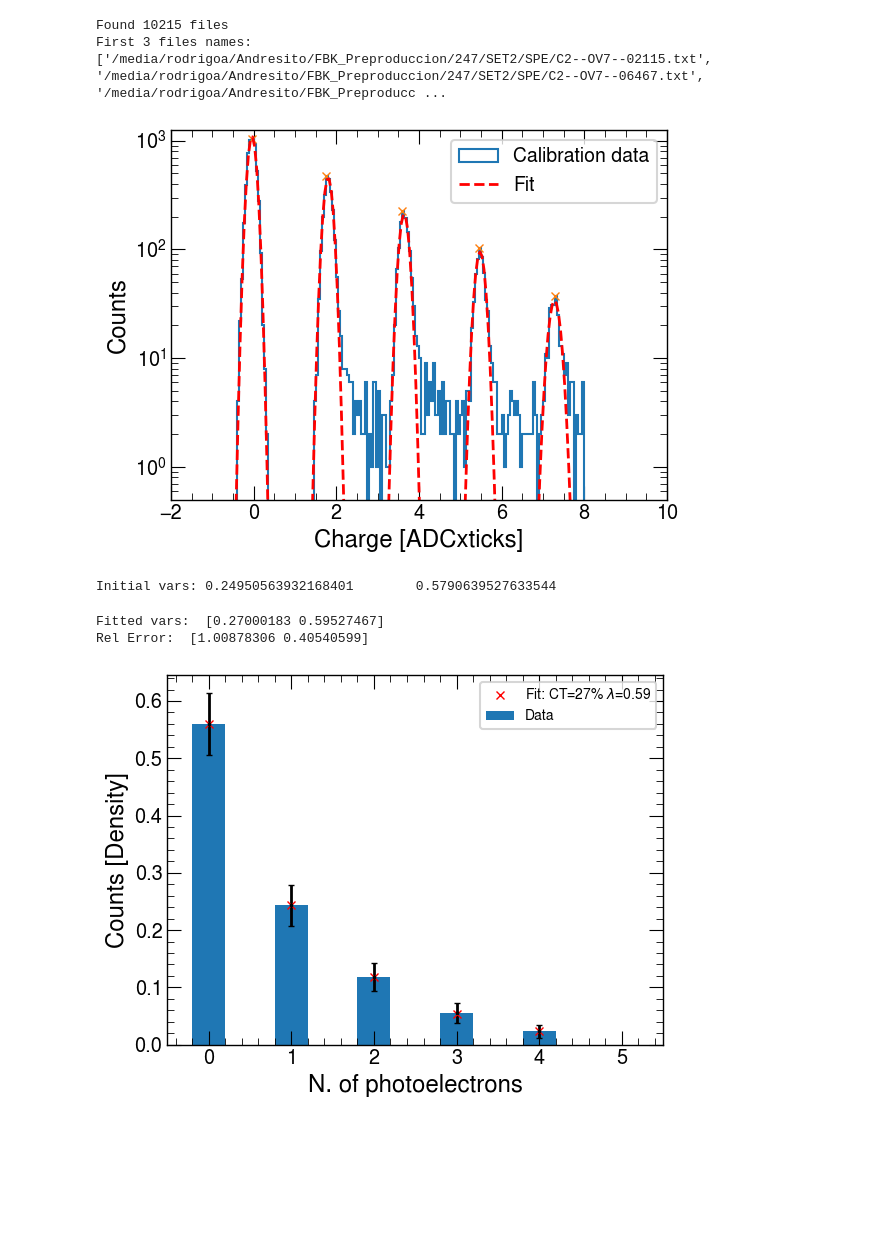
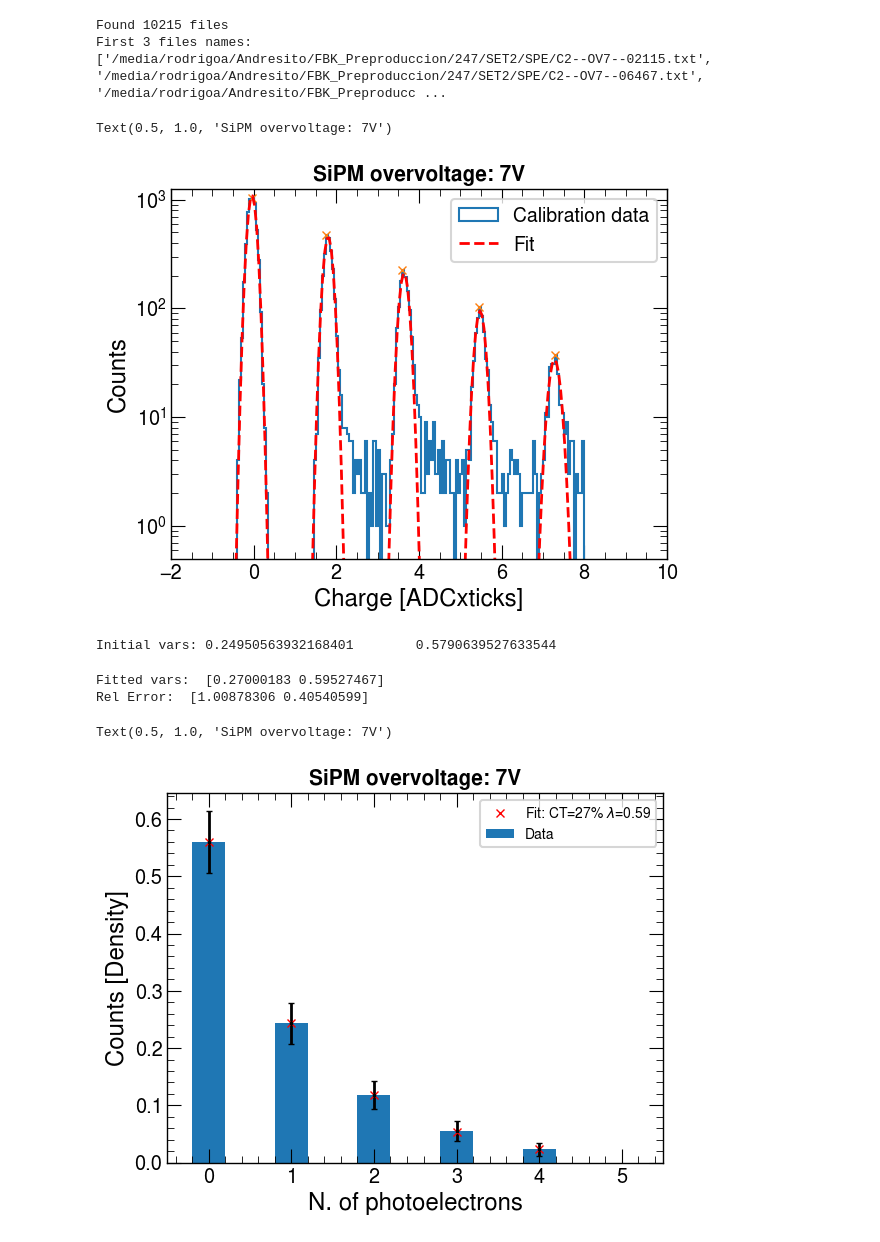
Before and after one commit to rodralva/DARK_CURRENT_FBK, a Jupyter notebook: SPE_crosstalk.ipynb, the cells around one changed output. Saved outputs shown, nothing was run; the diff lists cells and outputs as text; code cells hidden in the pictures; blank space fills up the shorter version.

```diff
--- a/SPE_crosstalk.ipynb
+++ b/SPE_crosstalk.ipynb
@@ -17,6 +17,8 @@ Amplification=498.1985837964828
 
 # %%
 
+OV=7
+# file_list='/media/rodrigoa/Andresito/FBK_Preproduccion/247/SET2/SPE/C2--OV'+str(OV)+'--**'
 file_list = glob.glob('/media/rodrigoa/Andresito/FBK_Preproduccion/247/SET2/SPE/C2--OV7--**')
 
 # print('Reading files in :'+fi+'...')
@@ -165,34 +167,37 @@ plt.ylabel("Counts")
 # plt.xlim( bins[peaks[0]][0]-2*half,bins[peaks[0]][-1]+5*half)
 
 x = bins[:-1][l_lim:r_lim] + (bins[1] - bins[0]) / 2
 
 # for i in range(0, len(vars), 3):
 #     height = vars[i]
 #     center = vars[i + 1]
 #     width = vars[i + 2]
 #     gaussian = gauss(x, height, center, width)
 #     plt.plot(x, gaussian, color="tab:green")
 
 plt.ylim(0.5,counts[peaks[0]][0]*1.2)
 
 plt.legend(frameon=True,fontsize=14)
 
 plt.semilogy()
 
 # %%
 ##save the data
 
 gain_ADCs_x_ticks     = np.mean(vars[1::3][1:]-vars[1::3][:-1])
 gain_ADCs_x_ticks_std = np.std (vars[1::3][1:]-vars[1::3][:-1])
 error_relative=gain_ADCs_x_ticks/gain_ADCs_x_ticks_std
 
 gain_absolute=Q_out(gain_ADCs_x_ticks,period)/e_charge/1e6/Amplification
 gain_absolute_error=gain_absolute*error_relative
+
+plt.title("SiPM overvoltage: "+str(OV)+'V',fontsize=15,fontweight='bold')
 # %% [output]
 Found 10215 files
 First 3 files names:
 ['/media/rodrigoa/Andresito/FBK_Preproduccion/247/SET2/SPE/C2--OV7--02115.txt', '/media/rodrigoa/Andresito/FBK_Preproduccion/247/SET2/SPE/C2--OV7--06467.txt', '/media/rodrigoa/Andresito/FBK_Preproducc ...
+Text(0.5, 1.0, 'SiPM overvoltage: 7V')
-[figure, old version]
+[figure, new version]
 # %%
 DEBUG=False
 #Compute Gaussian areas
@@ -285,8 +290,9 @@ plt.legend(fontsize=10,frameon=True)
 print("Fitted vars: ",popt)
 perr = np.sqrt(np.diag(pcov))
 print("Rel Error: ", perr/popt*100)
-# plt.semilogy()
+plt.title("SiPM overvoltage: "+str(OV)+'V',fontsize=15,fontweight='bold')
 # %% [output]
 Fitted vars:  [0.27000183 0.59527467]
 Rel Error:  [1.00878306 0.40540599]
+Text(0.5, 1.0, 'SiPM overvoltage: 7V')
-[figure, old version]
+[figure, new version]
```
Also changed, not shown: 4 other files.
